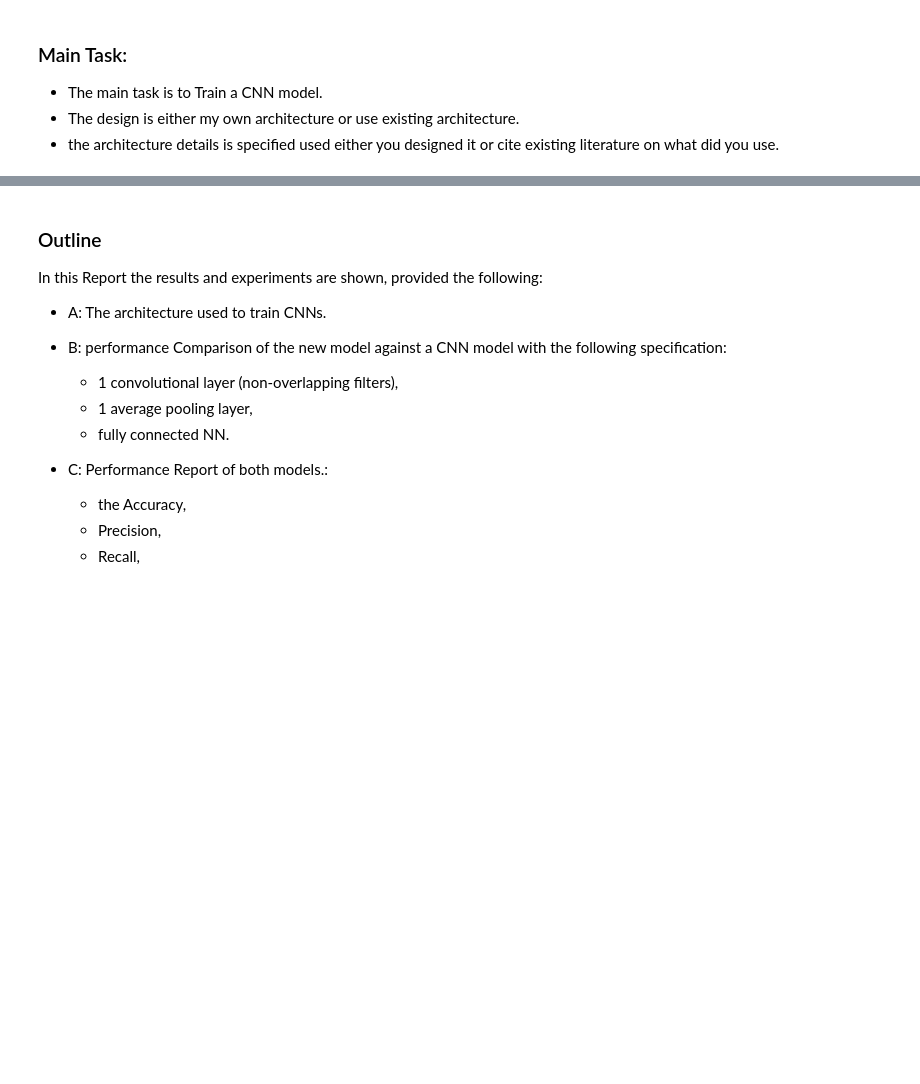
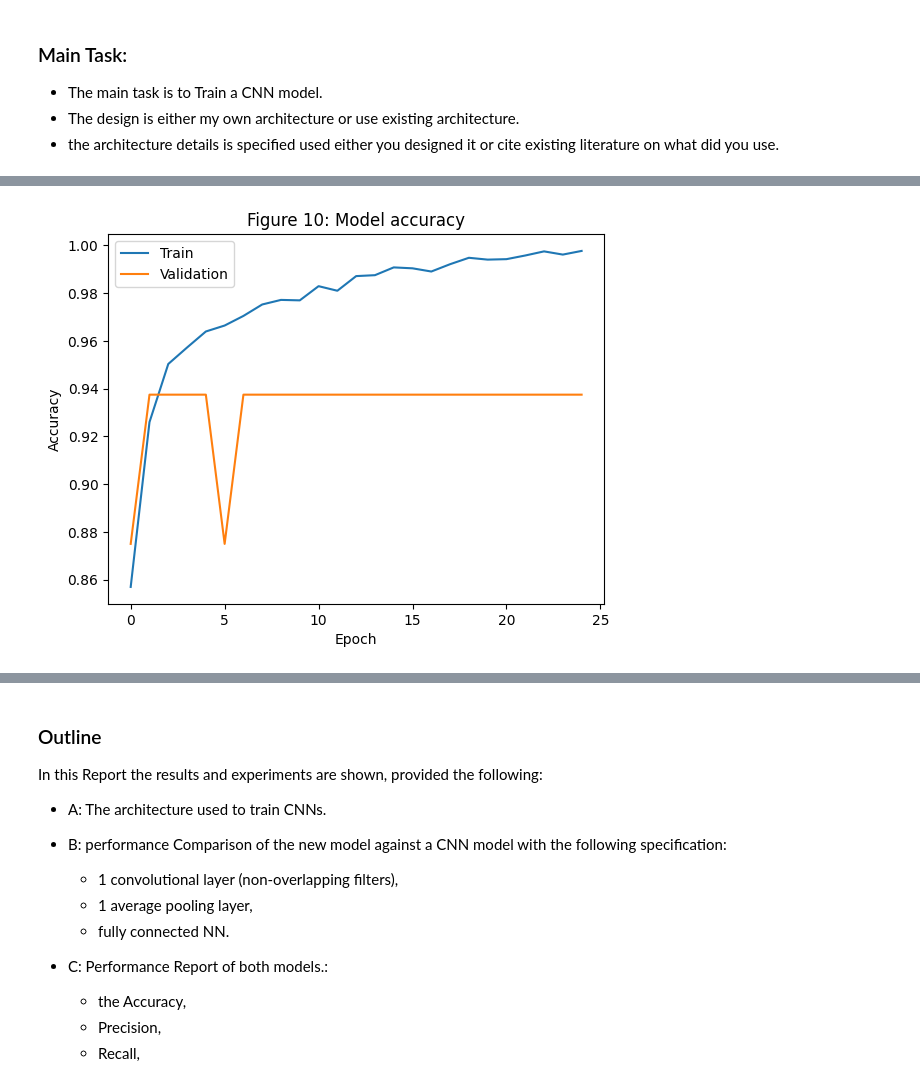
Before and after one commit to sondosaabed/Pneumonia-Classification-CNN, a Jupyter notebook: Pneumonia-Classification-CNN.ipynb, the cells around one changed output, grey strips where cells are left out. Drawn from its saved outputs; the diff is of its cells as text; code cells hidden in the pictures; blank space fills up the shorter version.

Commit message:
Kaggle Notebook | Pneumonia-Classification-CNN | Version 6

```diff
--- a/Pneumonia-Classification-CNN.ipynb
+++ b/Pneumonia-Classification-CNN.ipynb
@@ -229,0 +332,31 @@ plt.legend()
+# %%
+def build_required_model(input_shape=(224, 224, 1)):
+    model = models.Sequential()
+
+    # 1. Convolutional Layer with non-overlapping filters
+    # Kernel size 4x4 and Stride 4 ensures no overlap
+    model.add(layers.Conv2D(32, kernel_size=(4, 4), strides=(4, 4),
+                            activation='relu', input_shape=input_shape))
+
+    # 2. Average Pooling Layer
+    model.add(layers.AveragePooling2D(pool_size=(2, 2)))
+
+    # 3. Fully Connected NN
+    model.add(layers.Flatten())
+    model.add(layers.Dense(128, activation='relu'))
+    model.add(layers.Dropout(0.5)) # Added to prevent overfitting
+
+    # Output layer for Binary Classification (Normal vs Pneumonia)
+    model.add(layers.Dense(1, activation='sigmoid'))
+
+    return model
+# %%
+# Initialize the model
+model = build_required_model()
+
+# Compile the model
+model.compile(optimizer='adam',
+              loss='binary_crossentropy',
+              metrics=['accuracy'])
+
+model.summary()
@@ -229,0 +385,4 @@ plt.legend()
+# %%
+history = model.fit(np.array(X_train), y_train,
+                            validation_data=(np.array(X_val), y_val),
+                    epochs=25, batch_size=32)
@@ -229,0 +407,12 @@ plt.legend()
+# %%
+plt.figure()
+plt.plot(history.history['accuracy'])
+plt.plot(history.history['val_accuracy'])
+
+plt.title('Figure 10: Model accuracy')
+plt.ylabel('Accuracy')
+plt.xlabel('Epoch')
+plt.legend(['Train', 'Validation'])
+plt.show()
+# %% [output]
+[figure, added]
```
Also changed, not shown: parts of 19 cells of this notebook.
